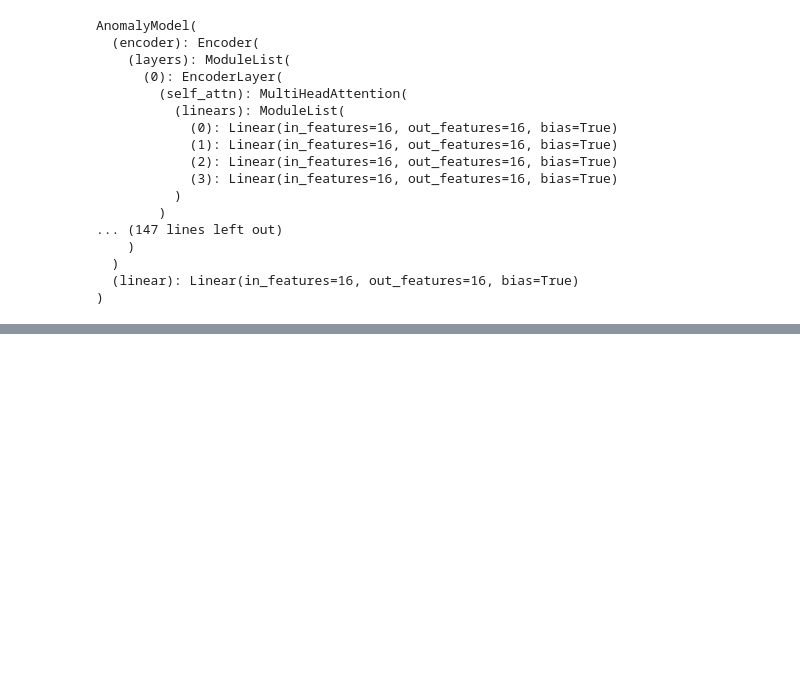
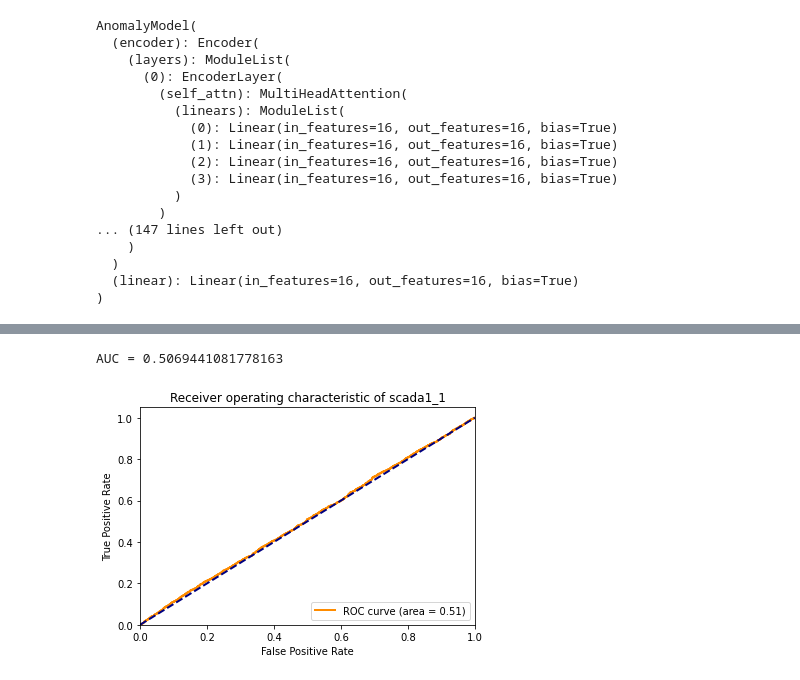
Before and after one commit to cptjack00/Anomaly-Detection-with-Transformer-Encoder, a Jupyter notebook: code/Transformer_1st_ver_scada1_1_eval.ipynb, the cells around one changed output, grey strips where cells are left out. Saved outputs shown, nothing was run; the diff lists cells and outputs as text; code cells hidden in the pictures; blank space fills up the shorter version.

Commit message:
Change training config and complete inference notebook

```diff
--- a/code/Transformer_1st_ver_scada1_1_eval.ipynb
+++ b/code/Transformer_1st_ver_scada1_1_eval.ipynb
@@ -6,10 +6,10 @@ from model import make_model
 from data_loader import CustomDataset
 # %%
 config = {'dataset': 'scada1_1', 'l_win': 200, 'pre_mask': 80, 'post_mask': 120,
-          'batch_size': 32, 'shuffle': False, 'dataloader_num_workers': 10, 'num_epoch': 50, 'model_path': '../models/'}
+          'batch_size': 64, 'shuffle': True, 'dataloader_num_workers': 10, 'num_epoch': 100, 'model_path': '../models/'}
 # %%
 model = make_model(N=6, d_model=16, l_win=config['l_win'], d_ff=128, h=1, dropout=0.1).float()
-model.load_state_dict(torch.load(config['model_path'] + "best_train_13.pth"))
+model.load_state_dict(torch.load(config['model_path'] + "best_train_46.pth"))
 model.eval()
 # %% [output]
 AnomalyModel(
@@ -35,6 +35,13 @@ data_loader = create_dataloader(dataset, config)
 # %%
 out = None
 batch = None
+loss = torch.nn.MSELoss()
+n_test = dataset.rolling_windows.shape[0]
+recon_loss = np.zeros(n_test)
 for i, batch in enumerate(data_loader):
     out = model(batch['input'].float(), src_mask=None)
-    break
+    for j in range(config['batch_size']):
+        try:
+            recon_loss[i * config['batch_size'] + j] = loss(out[j, config['pre_mask']:config['post_mask'], :], batch['target'][j, :, :])
+        except:
+            pass
@@ -56,0 +48,13 @@ batch['target']
+# %%
+idx_anomaly_test = dataset.data['idx_anomaly_test']
+anomaly_index = []
+test_labels = np.zeros(n_test)
+for i in range(len(idx_anomaly_test)):
+    idx_start = idx_anomaly_test[i] - (config['l_win'] + 1)
+    idx_end = idx_anomaly_test[i] + (config['l_win'] + 1)
+    if idx_start < 0:
+        idx_start = 0
+    if idx_end > n_test:
+        idx_end = n_test
+    anomaly_index.append(np.arange(idx_start, idx_end))
+    test_labels[idx_start:idx_end] = 1
@@ -56,0 +297,20 @@ batch['target']
+# %%
+from sklearn import metrics
+import matplotlib.pyplot as plt
+%matplotlib inline
+fpr, tpr, _ = metrics.roc_curve(test_labels,recon_loss, pos_label = 1)
+auc = metrics.auc(fpr,tpr)
+print('AUC =', auc)
+lw = 2
+plt.plot(fpr, tpr, color='darkorange', lw=lw, label='ROC curve (area = %0.2f)' % auc)
+plt.plot([0, 1], [0, 1], color='navy', lw=lw, linestyle='--')
+plt.xlim([0.0, 1.0])
+plt.ylim([0.0, 1.05])
+plt.xlabel('False Positive Rate')
+plt.ylabel('True Positive Rate')
+plt.title('Receiver operating characteristic of ' + config['dataset'])
+plt.legend(loc="lower right")
+plt.show()
+# %% [output]
+AUC = 0.5069441081778163
+[figure, added]
```
Also changed, not shown: parts of 13 cells of this notebook, 2 other files.
